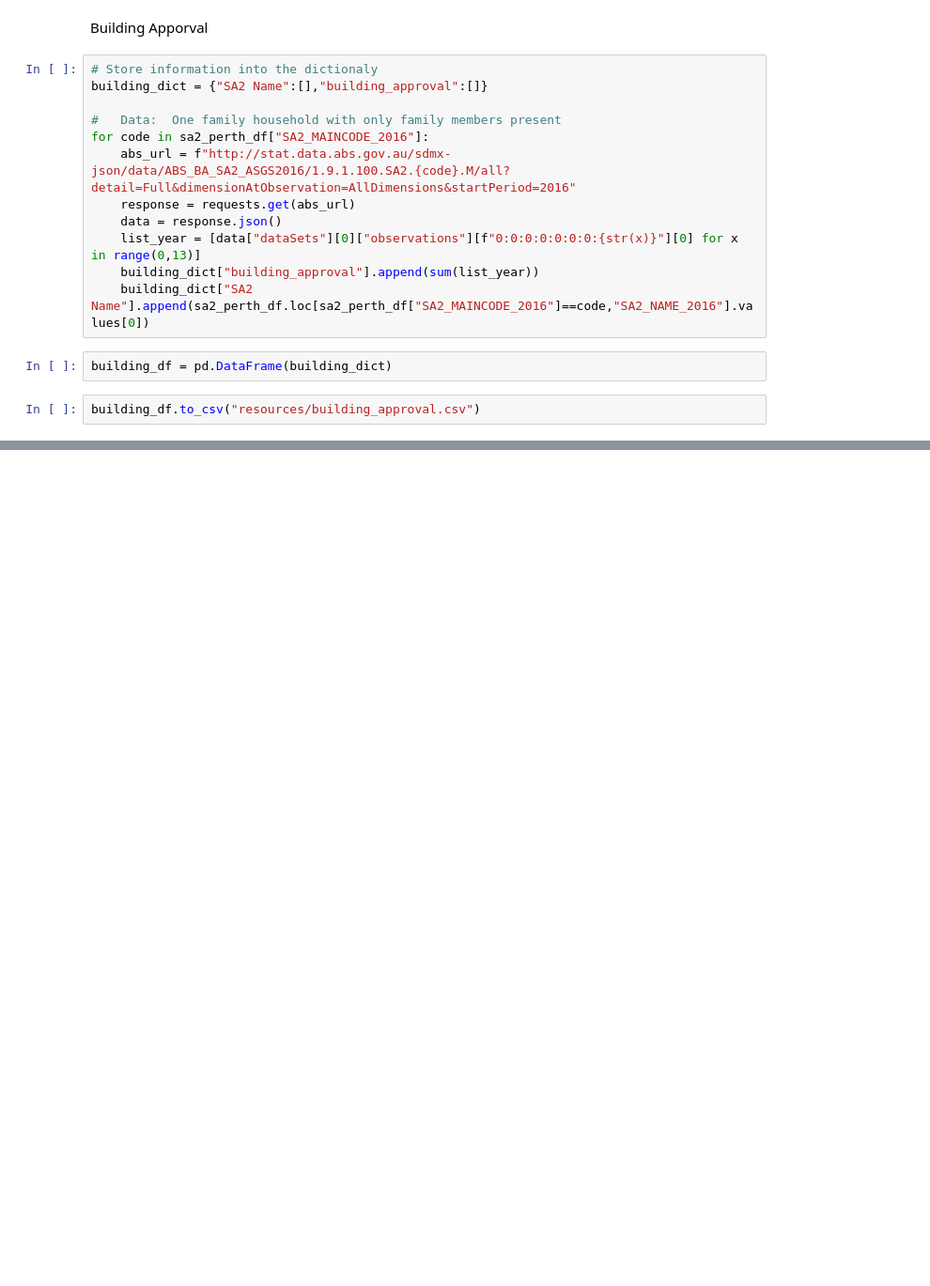
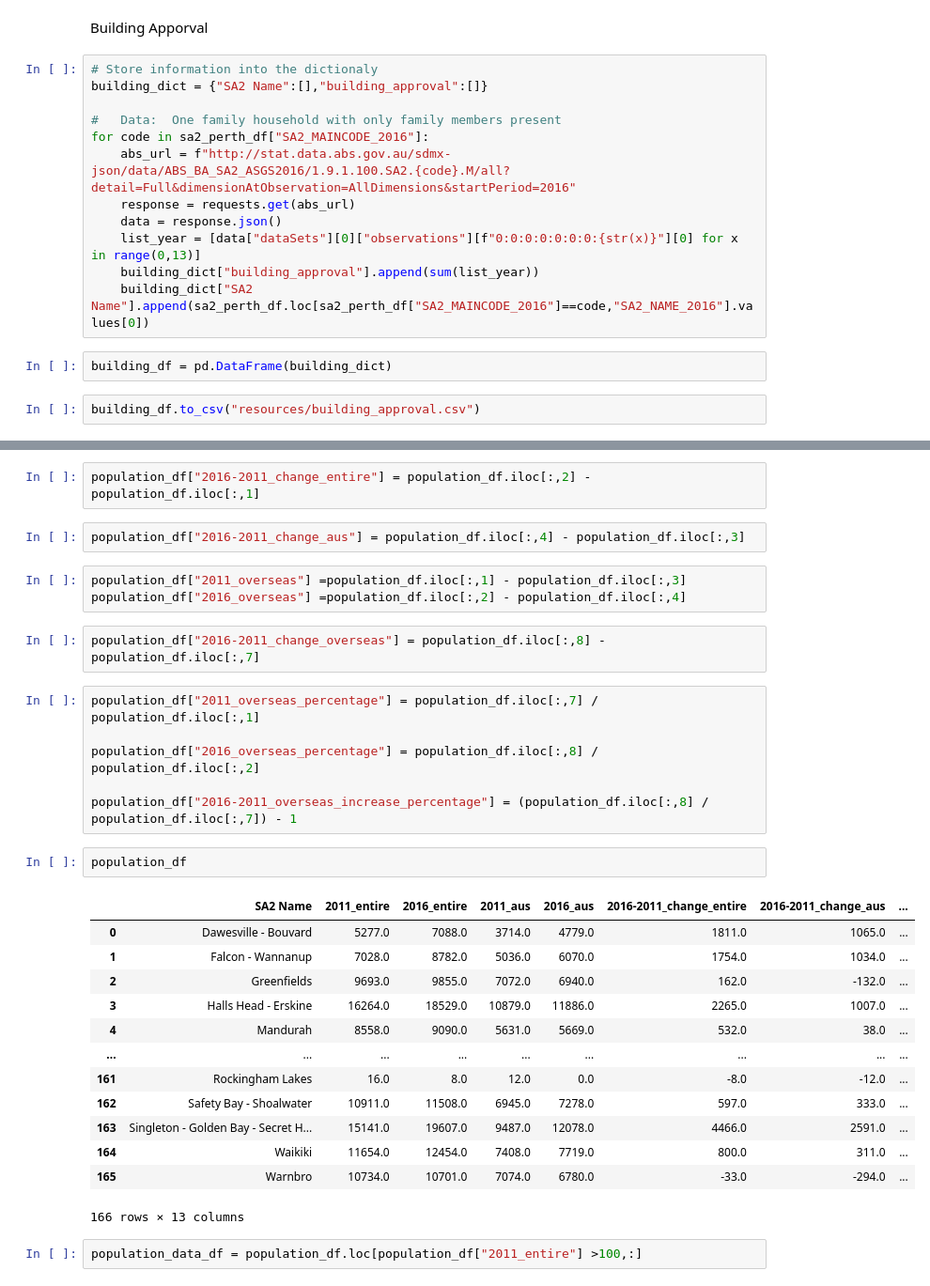
Before and after one commit to jiroken25/project-property, a Jupyter notebook: other_data.ipynb, the cells around one changed output, grey strips where cells are left out. Shown at 94% size. Saved outputs shown, nothing was run; the diff lists cells and outputs as text; blank space fills up the shorter version.

Commit message:
Population Data added

```diff
--- a/other_data.ipynb
+++ b/other_data.ipynb
@@ -98,0 +129,33 @@ building_df.to_csv("resources/building_approval.csv")
+# %%
+population_df["2016-2011_change_entire"] = population_df.iloc[:,2] - population_df.iloc[:,1]
+# %%
+population_df["2016-2011_change_aus"] = population_df.iloc[:,4] - population_df.iloc[:,3]
+# %%
+population_df["2011_overseas"] =population_df.iloc[:,1] - population_df.iloc[:,3]
+population_df["2016_overseas"] =population_df.iloc[:,2] - population_df.iloc[:,4]
+# %%
+population_df["2016-2011_change_overseas"] = population_df.iloc[:,8] - population_df.iloc[:,7]
+# %%
+population_df["2011_overseas_percentage"] = population_df.iloc[:,7] / population_df.iloc[:,1]
+
+population_df["2016_overseas_percentage"] = population_df.iloc[:,8] / population_df.iloc[:,2]
+
+population_df["2016-2011_overseas_increase_percentage"] = (population_df.iloc[:,8] / population_df.iloc[:,7]) - 1
+# %%
+population_df
+# %% [output]
+|  | SA2 Name | 2011_entire | 2016_entire | 2011_aus | 2016_aus | 2016-2011_change_entire | 2016-2011_change_aus | ... |
+| 0 | Dawesville - Bouvard | 5277.0 | 7088.0 | 3714.0 | 4779.0 | 1811.0 | 1065.0 | ... |
+| 1 | Falcon - Wannanup | 7028.0 | 8782.0 | 5036.0 | 6070.0 | 1754.0 | 1034.0 | ... |
+| 2 | Greenfields | 9693.0 | 9855.0 | 7072.0 | 6940.0 | 162.0 | -132.0 | ... |
+| 3 | Halls Head - Erskine | 16264.0 | 18529.0 | 10879.0 | 11886.0 | 2265.0 | 1007.0 | ... |
+| 4 | Mandurah | 8558.0 | 9090.0 | 5631.0 | 5669.0 | 532.0 | 38.0 | ... |
+| ... | ... | ... | ... | ... | ... | ... | ... | ... |
+| 161 | Rockingham Lakes | 16.0 | 8.0 | 12.0 | 0.0 | -8.0 | -12.0 | ... |
+| 162 | Safety Bay - Shoalwater | 10911.0 | 11508.0 | 6945.0 | 7278.0 | 597.0 | 333.0 | ... |
+| 163 | Singleton - Golden Bay - Secret H... | 15141.0 | 19607.0 | 9487.0 | 12078.0 | 4466.0 | 2591.0 | ... |
+| 164 | Waikiki | 11654.0 | 12454.0 | 7408.0 | 7719.0 | 800.0 | 311.0 | ... |
+| 165 | Warnbro | 10734.0 | 10701.0 | 7074.0 | 6780.0 | -33.0 | -294.0 | ... |
+166 rows × 13 columns
+# %%
+population_data_df = population_df.loc[population_df["2011_entire"] >100,:]
```
Also changed, not shown: parts of 5 cells of this notebook, 1 other file.
